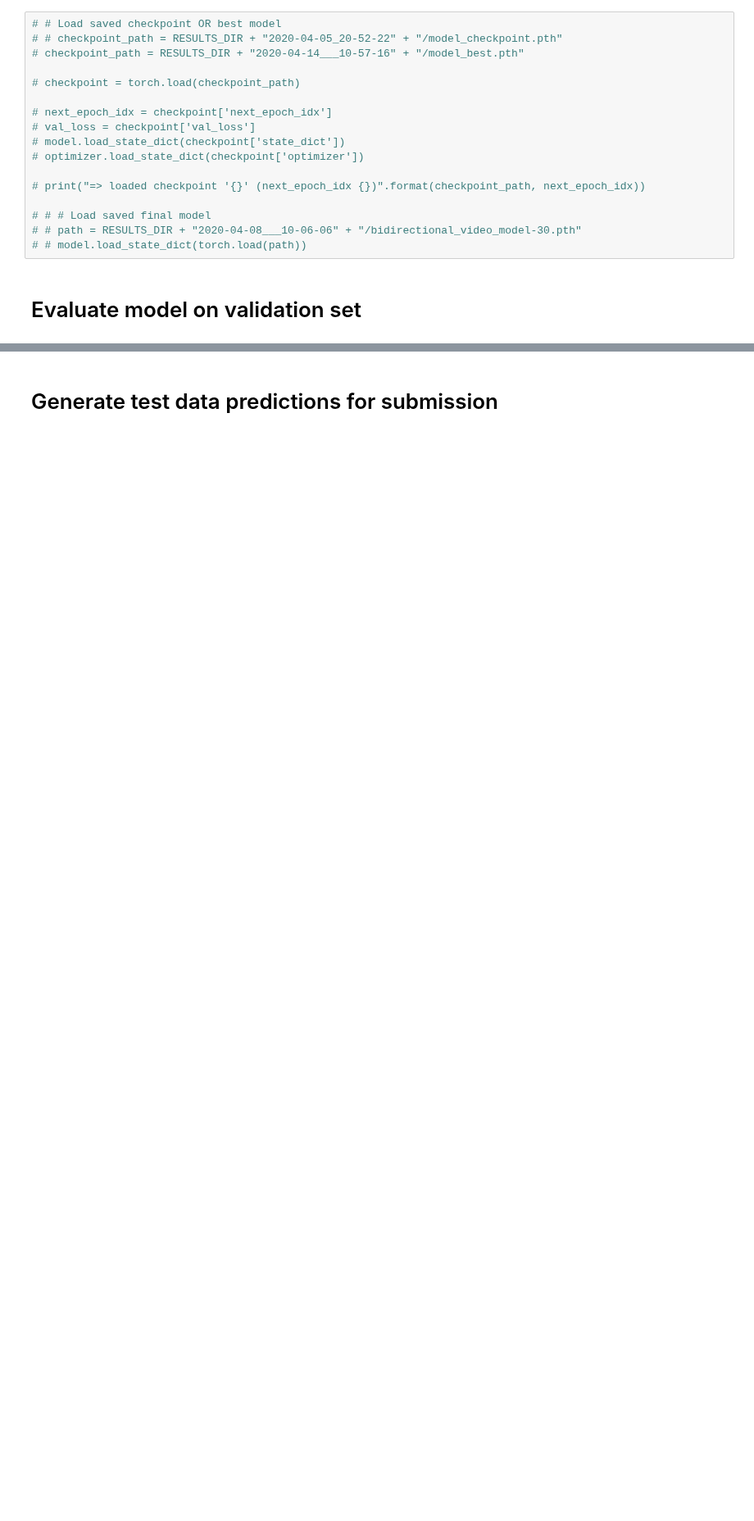
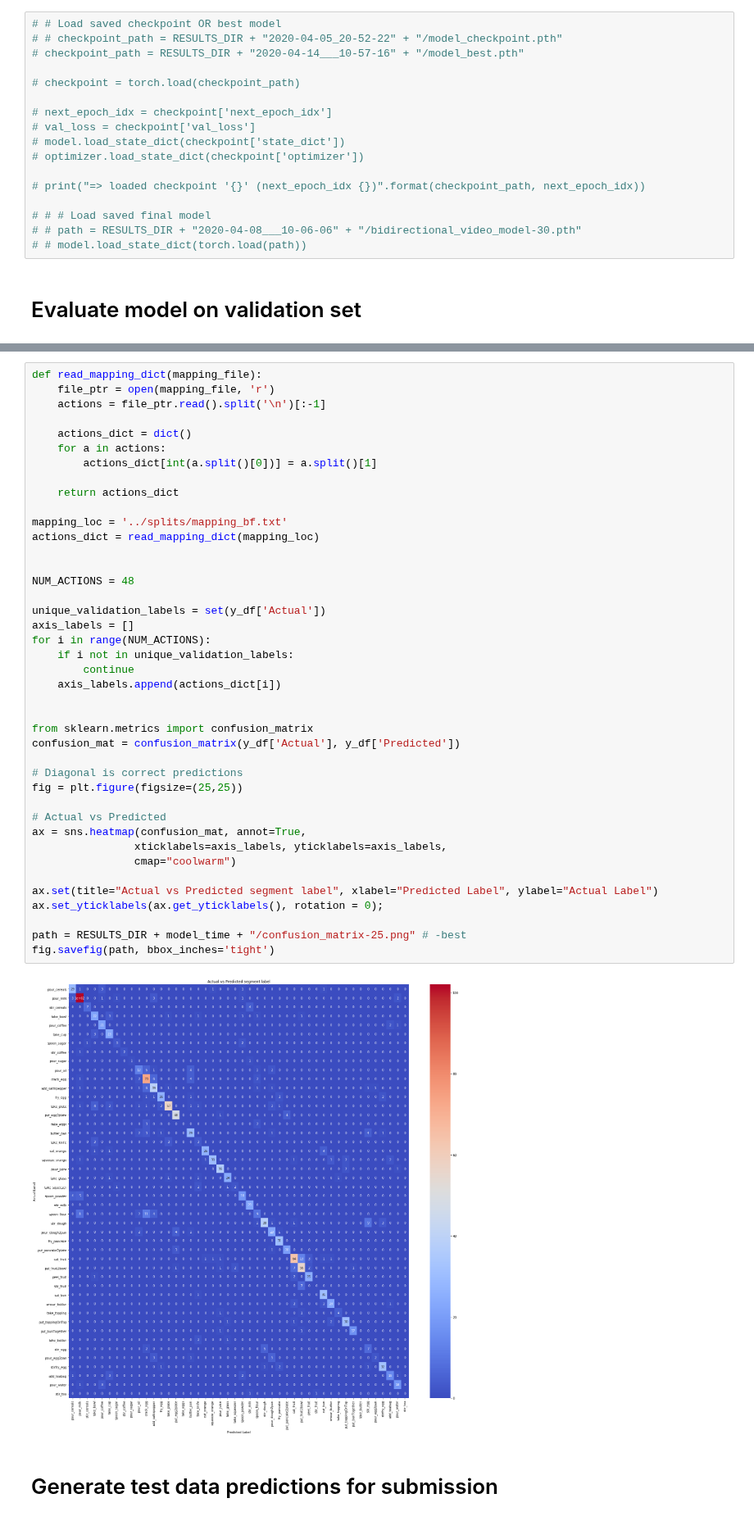
Before and after one commit to amrut-prabhu/breakfast-actions-classifier, a Jupyter notebook: models/Bidirectional_video.ipynb, the cells around one changed output, grey strips where cells are left out. Shown at 82% size. Saved outputs shown, nothing was run; the diff lists cells and outputs as text; blank space fills up the shorter version.

```diff
--- a/models/Bidirectional_video.ipynb
+++ b/models/Bidirectional_video.ipynb
@@ -653,3 +679,46 @@ g.set_yticklabels(g.get_yticklabels(), rotation = 0);
+# %%
+def read_mapping_dict(mapping_file):
+    file_ptr = open(mapping_file, 'r')
+    actions = file_ptr.read().split('\n')[:-1]
+
+    actions_dict = dict()
+    for a in actions:
+        actions_dict[int(a.split()[0])] = a.split()[1]
+
+    return actions_dict
+
+mapping_loc = '../splits/mapping_bf.txt'
+actions_dict = read_mapping_dict(mapping_loc)
+
+
+NUM_ACTIONS = 48
+
+unique_validation_labels = set(y_df['Actual'])
+axis_labels = []
+for i in range(NUM_ACTIONS):
+    if i not in unique_validation_labels:
+        continue
+    axis_labels.append(actions_dict[i])
+
+
+from sklearn.metrics import confusion_matrix
+confusion_mat = confusion_matrix(y_df['Actual'], y_df['Predicted'])
+
+# Diagonal is correct predictions
+fig = plt.figure(figsize=(25,25))
+
+# Actual vs Predicted
+ax = sns.heatmap(confusion_mat, annot=True,
+                xticklabels=axis_labels, yticklabels=axis_labels,
+                cmap="coolwarm")
+
+ax.set(title="Actual vs Predicted segment label", xlabel="Predicted Label", ylabel="Actual Label")
+ax.set_yticklabels(ax.get_yticklabels(), rotation = 0);
+
+path = RESULTS_DIR + model_time + "/confusion_matrix-25.png" # -best
+fig.savefig(path, bbox_inches='tight')
+# %% [output]
+[figure, added]
 # %% [markdown]
 # Generate test data predictions for submission
 # %%
```
Also changed, not shown: parts of 7 cells of this notebook.
